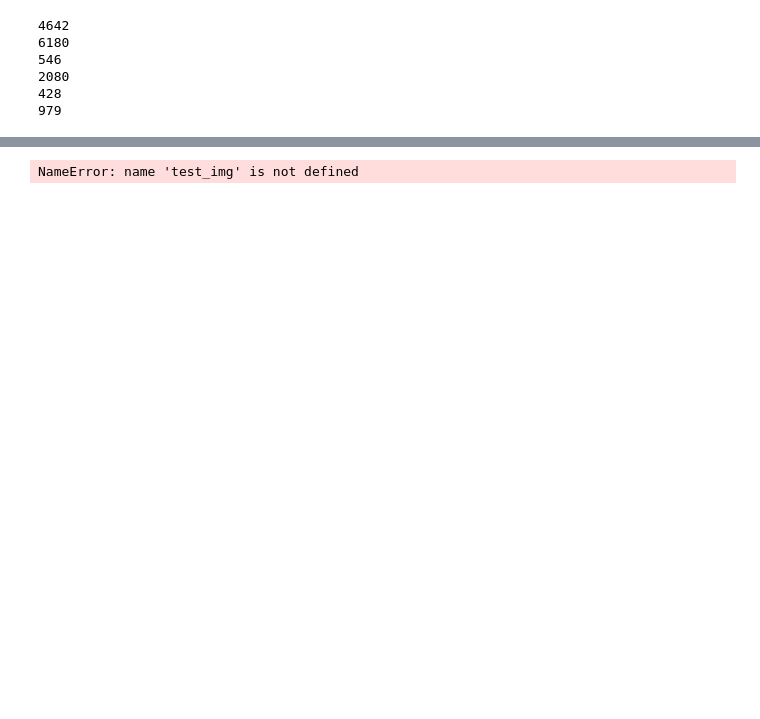
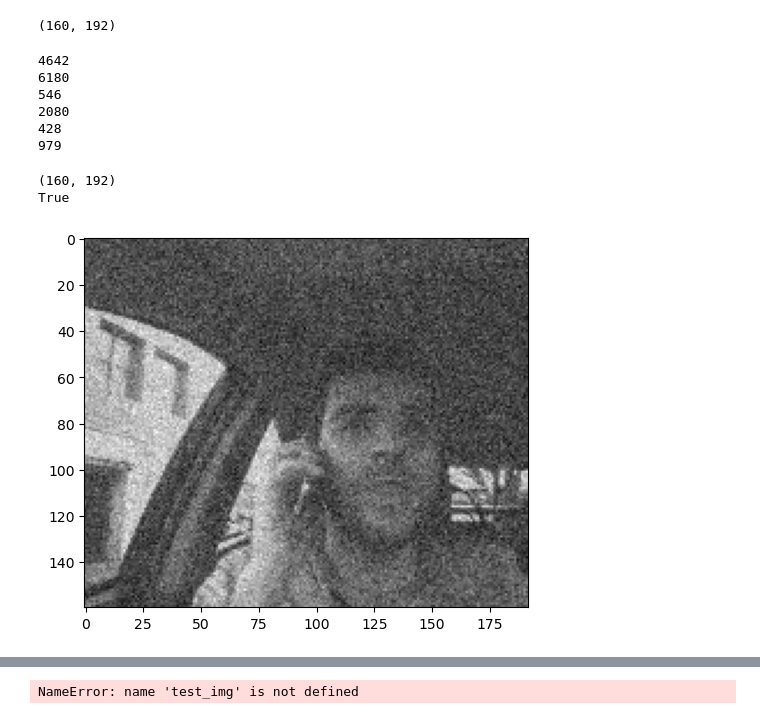
Before and after one commit to lennartvoelz/driver_inattention_detection, a Jupyter notebook: scripts/preproc.ipynb, the cells around one changed output, grey strips where cells are left out. Cells and saved outputs as stored; diff of their text form; code cells hidden in the pictures; blank space fills up the shorter version.

```diff
--- a/scripts/preproc.ipynb
+++ b/scripts/preproc.ipynb
@@ -85,3 +55,29 @@ test_cropped = hard_crop(pics_test)
+# %%
+train_img = []
+valid_img = []
+test_img = []
+
+for pic in tqdm.tqdm(range(len(train_cropped))):
+    img = cv2.resize(train_cropped[pic], (192, 160))
+    train_img.append(img)
+
+for pic in tqdm.tqdm(range(len(valid_cropped))):
+    img = cv2.resize(valid_cropped[pic], (192, 160))
+    valid_img.append(img)
+
+for pic in tqdm.tqdm(range(len(test_cropped))):
+    img = cv2.resize(test_cropped[pic], (192, 160))
+    test_img.append(img)
+
+# train_img = np.array(train_img)
+# valid_img = np.array(valid_img)
+# test_img = np.array(test_img)
+
+X = np.concatenate((train_img, test_img, valid_img), axis=0)
+# %%
+np.array(X)[0].shape
+# %% [output]
+(160, 192)
 # %%
 all_data_merged = pd.concat([classes_train, classes_test, classes_valid])
 print(all_data_merged[" DangerousDriving"].sum())
@@ -105,3 +101,27 @@ pics_per_pic = [1, 11, 3, 14, 6]
 2080
 428
 979
+# %%
+def add_noise(image):
+    # Add Gaussian noise
+    row, col = image.shape
+    print(image.shape)
+    mean = 0
+    var = 0.1
+    sigma = var**0.5
+    gauss = np.random.normal(mean, sigma, (row, col))*100
+    noisy_image = image + gauss
+
+    # Clip the values to be in the valid range [0, 1]
+    # noisy_image = np.clip(noisy_image, 0, 1)
+
+    return noisy_image
+
+test_noisy = add_noise(X[0])
+plt.imshow(test_noisy, cmap='gray')
+# plt.imshow(train_cropped[0], cmap='gray')
+print(bool(random.getrandbits(1)))
+# %% [output]
+(160, 192)
+True
+[figure, added]
```
Also changed, not shown: parts of 22 cells of this notebook, 3 other files.
